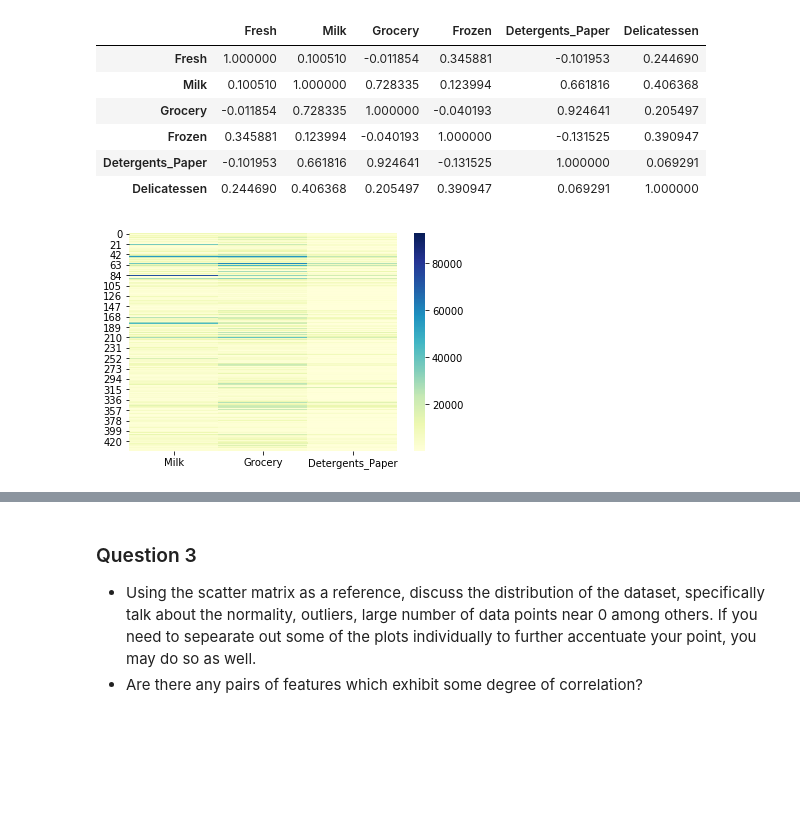
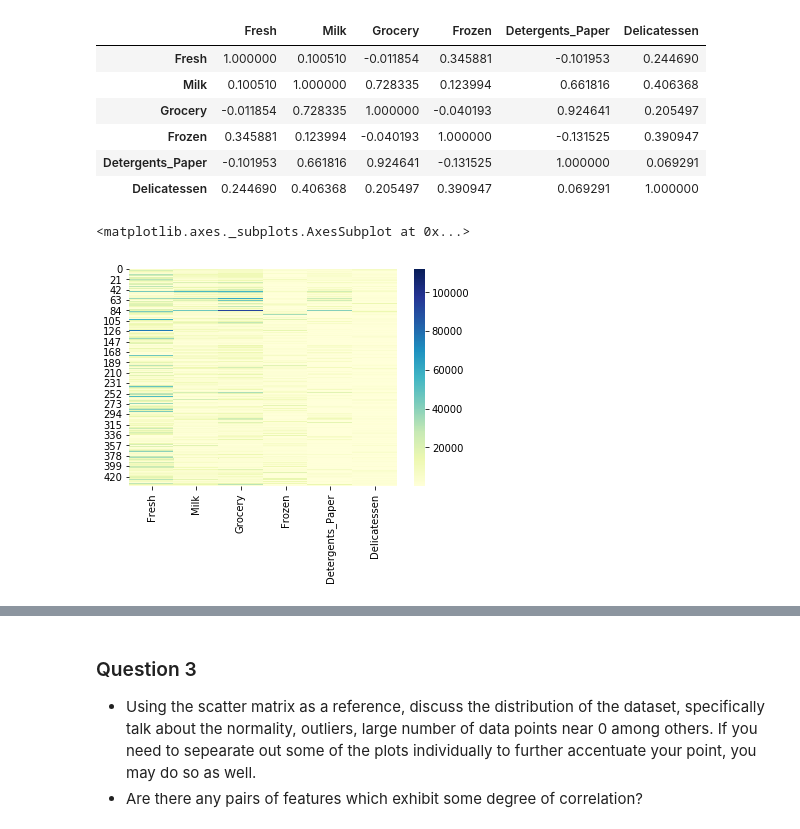
Before and after one commit to bmayank/customer_segments, a Jupyter notebook: customer_segments.ipynb, the cells around one changed output, grey strips where cells are left out. Saved outputs shown, nothing was run; the diff lists cells and outputs as text; code cells hidden in the pictures; blank space fills up the shorter version.

```diff
--- a/customer_segments.ipynb
+++ b/customer_segments.ipynb
@@ -227,6 +232,8 @@ data.corr()
 # %%
 import seaborn as sns
 
-ax = sns.heatmap(data[['Milk','Grocery','Detergents_Paper']], cmap="YlGnBu")
+#ax = sns.heatmap(data[['Milk','Grocery','Detergents_Paper']], cmap="YlGnBu")
+sns.heatmap(data, cmap="YlGnBu")
 # %% [output]
+<matplotlib.axes._subplots.AxesSubplot at 0x...>
-[figure, old version]
+[figure, new version]
```
Also changed, not shown: parts of 27 cells of this notebook, 1 other file.
